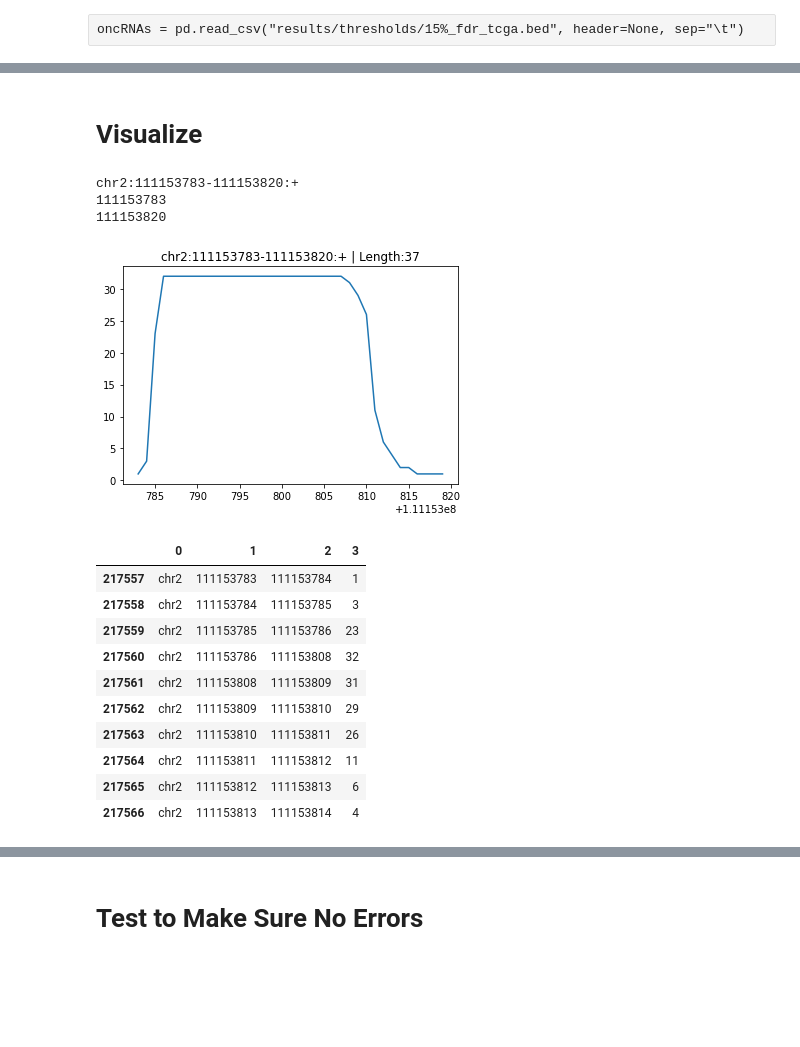
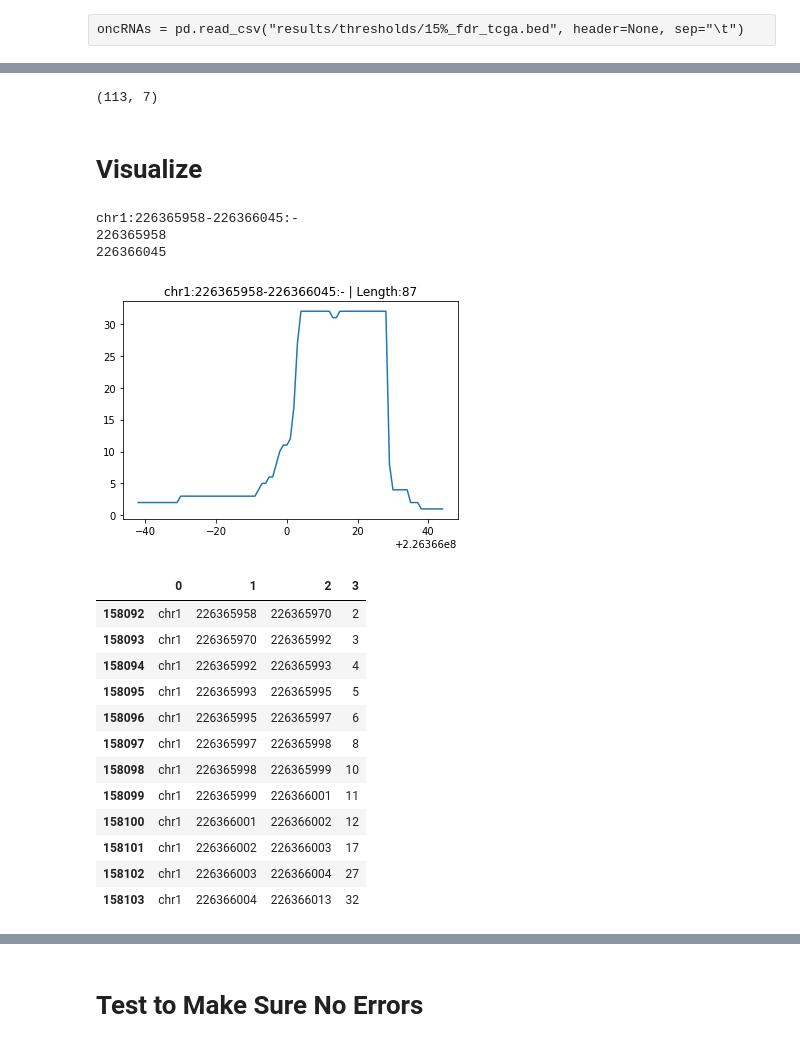
Before and after one commit to goodarzilab/Jeff, a Jupyter notebook: BRCA_oncRNA/oncRNAs_final_list.ipynb, the cells around one changed output, grey strips where cells are left out. Drawn from its saved outputs; the diff is of its cells as text; code cells hidden in the pictures; blank space fills up the shorter version.

```diff
--- a/BRCA_oncRNA/oncRNAs_final_list.ipynb
+++ b/BRCA_oncRNA/oncRNAs_final_list.ipynb
@@ -100,53 +102,59 @@ g.savefig("figures/cell_lines_oncRNA_loci_heatmap.pdf")
+# %%
+oncRNAs.shape
+# %% [output]
+(113, 7)
 # %% [markdown]
 # Visualize
 # %%
 pos_density = pd.read_csv("data/IC/all_samples_pos_bg.txt", header=None, sep="\t")
 neg_density = pd.read_csv("data/IC/all_samples_neg_bg.txt", header=None, sep="\t")
 # %%
-oncRNA = oncRNAs.iloc[68]
+oncRNA = oncRNAs.iloc[112]
 density = neg_density if oncRNA[5] == "-" else pos_density
 density = density[density[0] == oncRNA[0]] #Match reference
 density = density[(density[1] >= oncRNA[1]) & (density[2] <= oncRNA[2])] #Match oncRNA loci
 coord = []
 coverage = []
 first = density.iloc[0][1] #Start of loci
 for i in range(density.shape[0]):
     row = density.iloc[i]
     start = row[1]
     end = row[2]
     count = row[3]
     assert first == start #Ensure continuity
     while start < end:
         coord.append(start)
         coverage.append(count)
         start += 1
         first += 1
 
 density_df = pd.DataFrame({"Coord":coord, "Coverage":coverage})
 plt.plot(density_df["Coord"], density_df["Coverage"])
 plt.title(oncRNA[3] + f" | Length:{oncRNA[2] - oncRNA[1]}")
 print(oncRNA[3])
 print(oncRNA[1])
 print(oncRNA[2])
 # %% [output]
-chr2:111153783-111153820:+
-111153783
-111153820
+chr1:226365958-226366045:-
+226365958
+226366045
-[figure, old version]
+[figure, new version]
 # %%
 density = neg_density if oncRNA[5] == "-" else pos_density
 density = density[density[0] == oncRNA[0]] #Match reference
 # %%
-density[density[1] >= oncRNA[1]-20].sort_values(1).head(10)
+density[density[1] >= oncRNA[1]].sort_values(1).head(12)
 # %% [output]
 |  | 0 | 1 | 2 | 3 |
-| 217557 | chr2 | 111153783 | 111153784 | 1 |
-| 217558 | chr2 | 111153784 | 111153785 | 3 |
-| 217559 | chr2 | 111153785 | 111153786 | 23 |
-| 217560 | chr2 | 111153786 | 111153808 | 32 |
-| 217561 | chr2 | 111153808 | 111153809 | 31 |
-| 217562 | chr2 | 111153809 | 111153810 | 29 |
-| 217563 | chr2 | 111153810 | 111153811 | 26 |
-| 217564 | chr2 | 111153811 | 111153812 | 11 |
-| 217565 | chr2 | 111153812 | 111153813 | 6 |
-| 217566 | chr2 | 111153813 | 111153814 | 4 |
+| 158092 | chr1 | 226365958 | 226365970 | 2 |
+| 158093 | chr1 | 226365970 | 226365992 | 3 |
+| 158094 | chr1 | 226365992 | 226365993 | 4 |
+| 158095 | chr1 | 226365993 | 226365995 | 5 |
+| 158096 | chr1 | 226365995 | 226365997 | 6 |
+| 158097 | chr1 | 226365997 | 226365998 | 8 |
+| 158098 | chr1 | 226365998 | 226365999 | 10 |
+| 158099 | chr1 | 226365999 | 226366001 | 11 |
+| 158100 | chr1 | 226366001 | 226366002 | 12 |
+| 158101 | chr1 | 226366002 | 226366003 | 17 |
+| 158102 | chr1 | 226366003 | 226366004 | 27 |
+| 158103 | chr1 | 226366004 | 226366013 | 32 |
```
Also changed, not shown: parts of 24 cells of this notebook, 9 other files.
